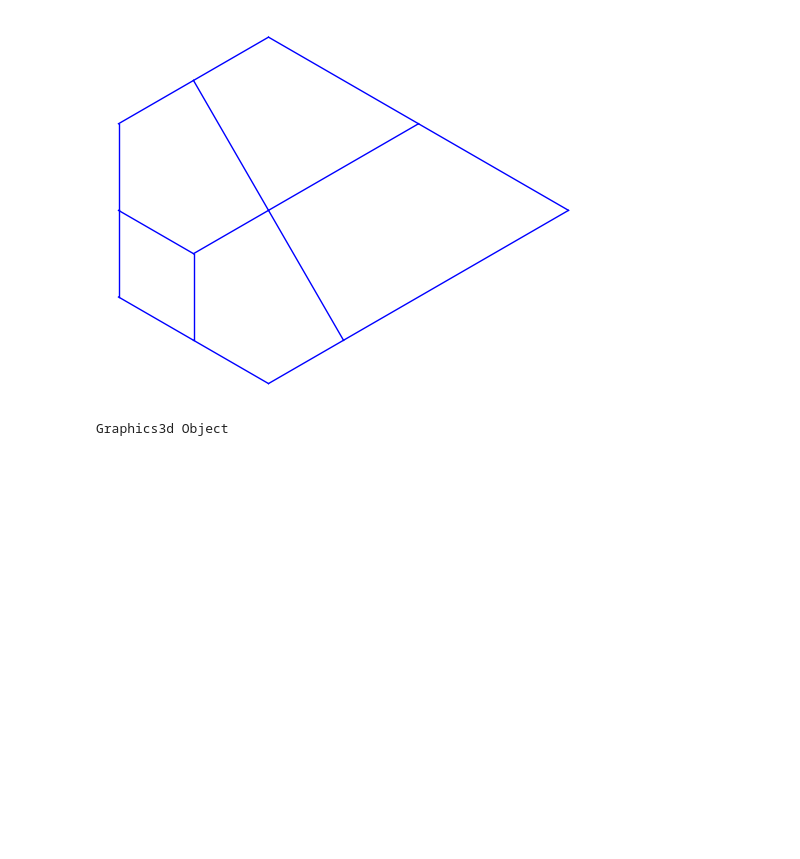
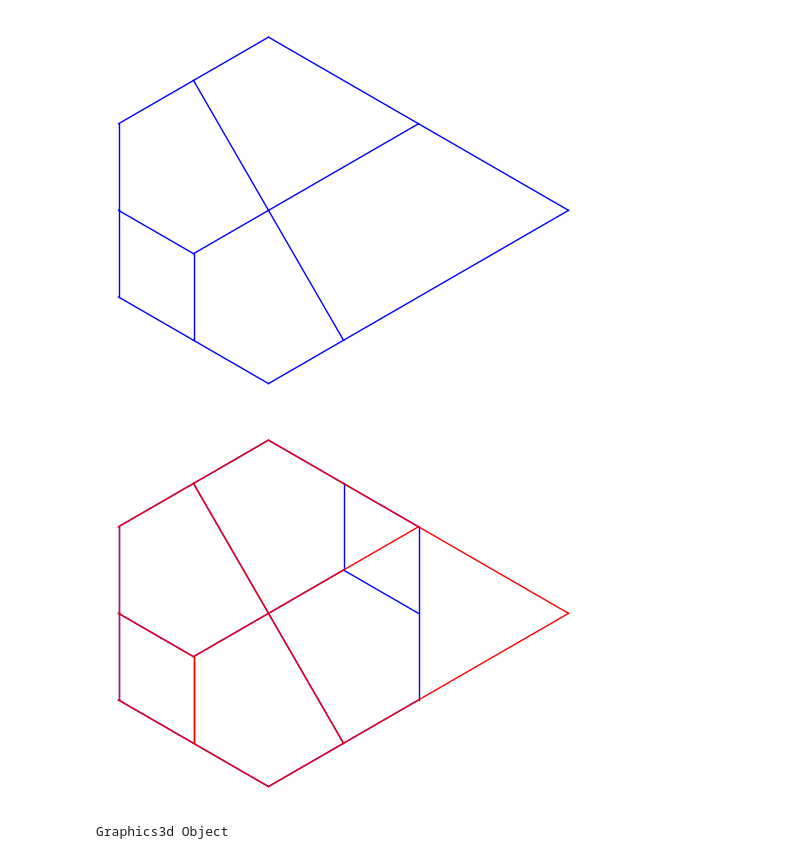
Before and after one commit to VivianePons/public-notebooks, a Jupyter notebook: sWeakOrder/Demo.ipynb, the cells around one changed output. Cells and saved outputs as stored; diff of their text form; code cells hidden in the pictures; blank space fills up the shorter version.

```diff
--- a/sWeakOrder/Demo.ipynb
+++ b/sWeakOrder/Demo.ipynb
@@ -9,6 +9,10 @@ realization2d((0,2,2))
 realization2dSTam((0,2,2))
 # %% [output]
 [figure]
+# %%
+realization2dBoth((0,2,2))
+# %% [output]
+[figure, added]
 # %%
 r = realization3d((0,2,2,2))
 # %% [output]
```
Also changed, not shown: parts of 1 cell of this notebook, 1 other file.
